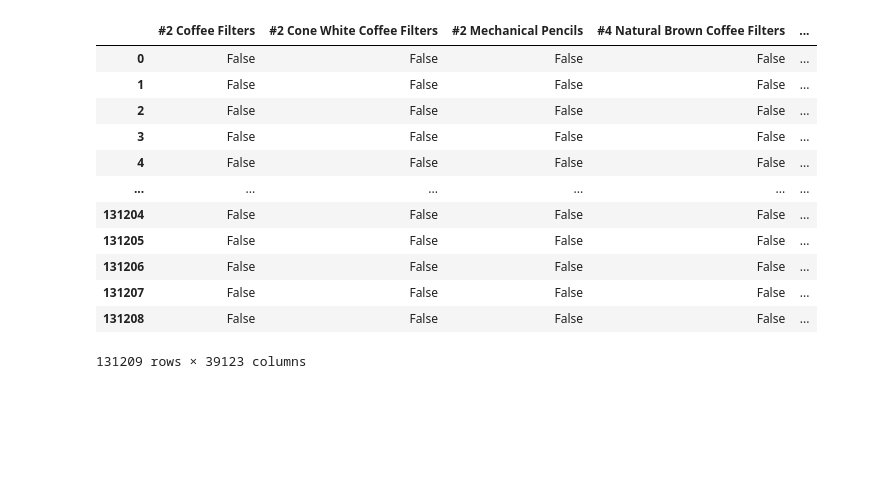
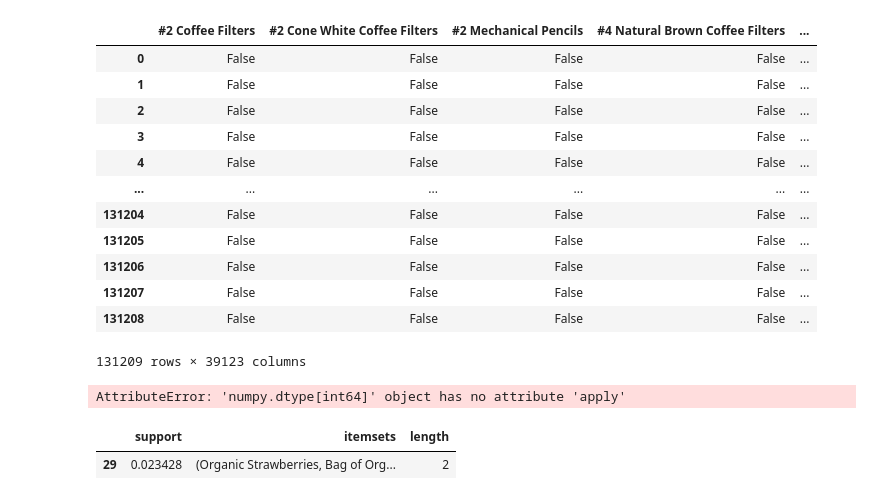
Before and after one commit to ozgeozkul/Market_Basket_Analysis, a Jupyter notebook: notebooks/Data_Analysis.ipynb, the cells around one changed output. Saved outputs shown, nothing was run; the diff lists cells and outputs as text; code cells hidden in the pictures; blank space fills up the shorter version.

Commit message:
data analysis

```diff
--- a/notebooks/Data_Analysis.ipynb
+++ b/notebooks/Data_Analysis.ipynb
@@ -186,0 +188,28 @@ onehot=encoder.transform(transactions)
+# %%
+#Drop Column If Frequency Lower then Value
+
+def drop_infrequents(dataframe, frequency_value):
+    column_sum=dataframe.sum(axis=0)
+    filtered_df=column_sum[column_sum>frequency_value].index
+    return dataframe[filtered_df]
+# %%
+#Drop baskets with single items
+
+filtered_df=drop_infrequents(df_encoded, 1)
+# %%
+#Apriori
+#df_encoded=pd.read_csv("/Users/ozge/Desktop/Market_Basket_Analysis/notebooks/df_encoded.csv", sep='\t')
+frequent_itemset=pd.DataFrame(apriori(filtered_df, min_support=0.01, use_colnames=True)
+                            .sort_values(by="support", ascending=False)
+                            .reset_index(drop=True))
+#frequent_itemset['length']=frequent_itemset['itemsets'].apply(len)
+frequent_itemset
+
+#frequent_itemset.to_csv("/Users/ozge/Desktop/Market_Basket_Analysis/notebooks/frequent_itemset.txt", sep='\t',index=False)
+# %% [output]
+AttributeError: 'numpy.dtype[int64]' object has no attribute 'apply'
+# %%
+frequent_itemset[frequent_itemset['length']>1].sort_values(by='support', ascending=False)
+# %% [output]
+|  | support | itemsets | length |
+| 29 | 0.023428 | (Organic Strawberries, Bag of Org... | 2 |
```
Also changed, not shown: parts of 6 cells of this notebook, 3 other files.
